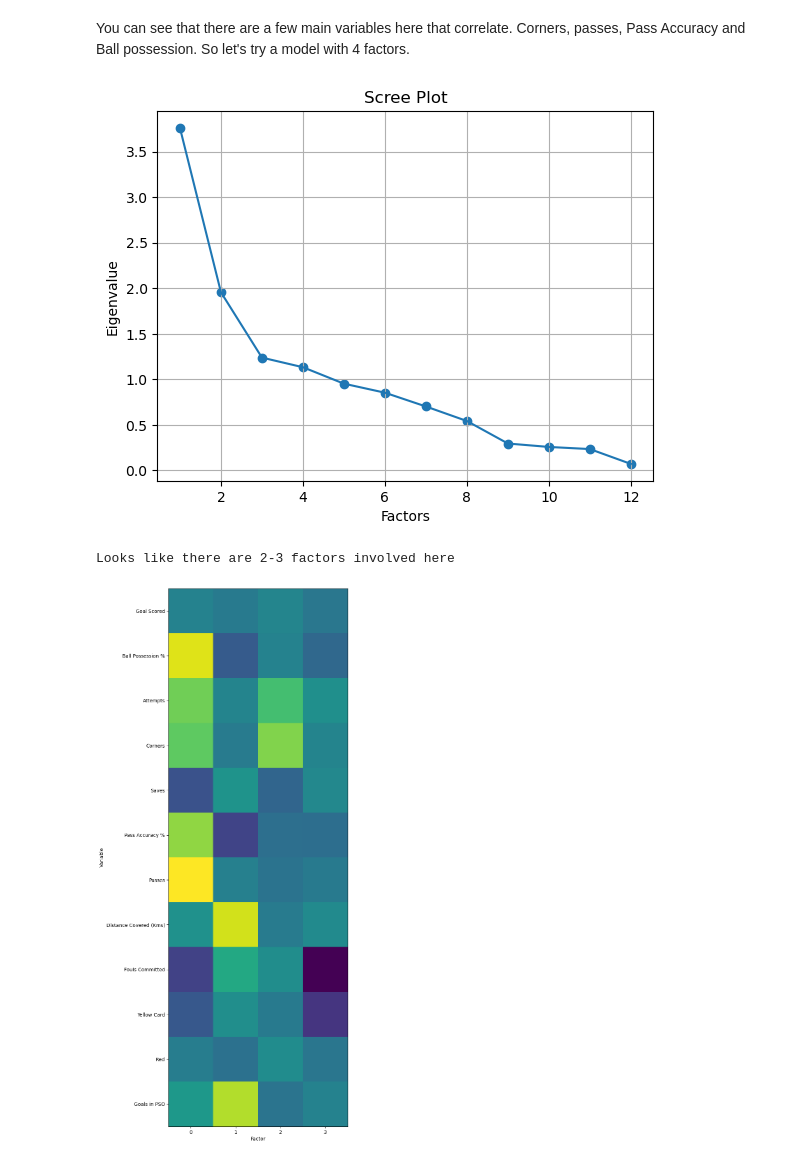
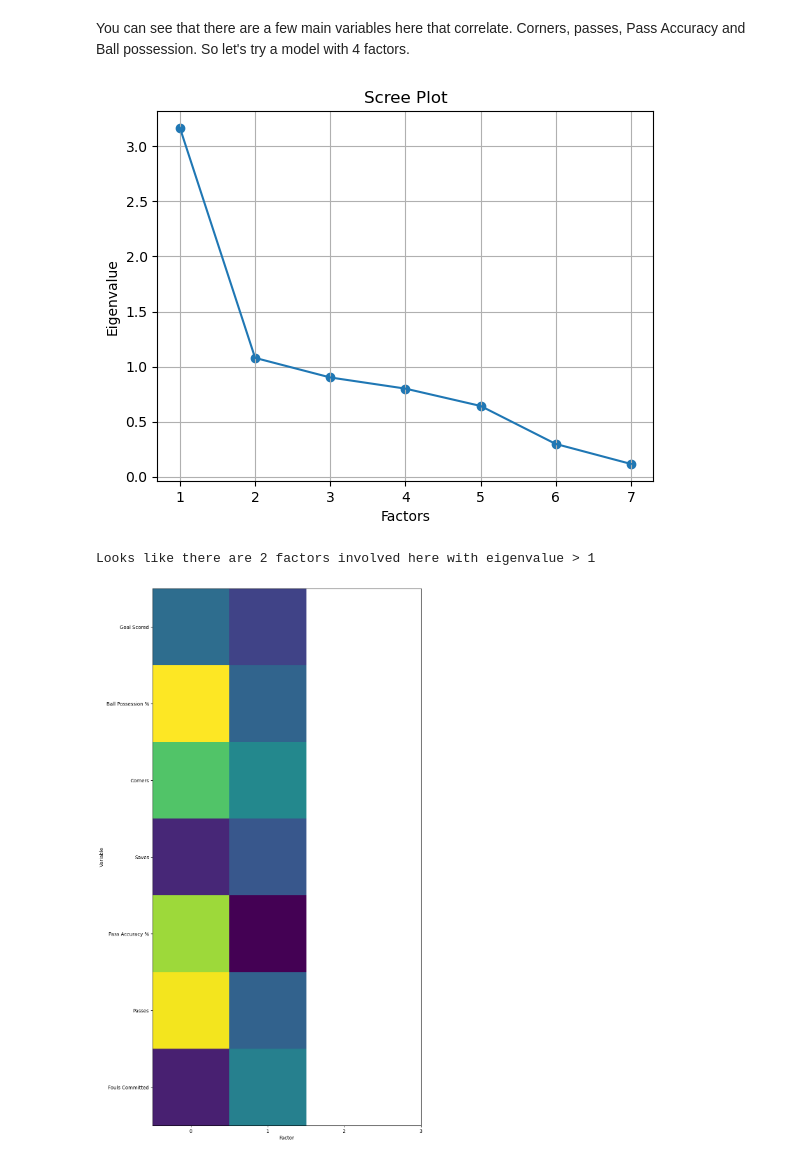
Before and after one commit to lrfreeman/modelSandbox, a Jupyter notebook: Disentanglement/fa.ipynb, the cells around one changed output. Saved outputs shown, nothing was run; the diff lists cells and outputs as text; code cells hidden in the pictures.

```diff
--- a/Disentanglement/fa.ipynb
+++ b/Disentanglement/fa.ipynb
@@ -54,7 +54,7 @@ print("The overall model score is:", kmo_model)
 # print KMO value
 variablesToKeep = []
 for index, variable in enumerate(corrMat.columns):
-    if kmo_all[index] > 0.5:
+    if kmo_all[index] > 0.6:
         print('KMO value for', variable, ': ', kmo_all[index])
         variablesToKeep.append(variable)
 
@@ -118,38 +113,38 @@ plt.ylabel('Eigenvalue')
 plt.grid()
 plt.show()
 
-print ("Looks like there are 2-3 factors involved here")
+print ("Looks like there are 2 factors involved here with eigenvalue > 1")
 # %% [output]
-[figure, old version]
+[figure, new version]
-Looks like there are 2-3 factors involved here
+Looks like there are 2 factors involved here with eigenvalue > 1
 # %%
 # FA Parameters
-numLatents = 4
-fa = FactorAnalysis(n_components=numLatents, max_iter = 10000)
+numLatents = 2
+fa = FactorAnalysis(n_components=numLatents, max_iter = 10000, rotation="varimax")
 fa.fit(dataframe)
 fa.components_
 
 fig, axs = plt.subplots(figsize=(10, 20))
 # vmax = np.abs(fa.components_).max()
 
 axs.imshow(fa.components_.T)
 
 list = dataframe.columns
 axs.set_yticks(np.arange(len(list)))
 axs.set_yticklabels(list)
 axs.set_ylabel('Variable')
 
 axs.set_xticks([0, 1, 2 ,3])
 axs.set_xlabel('Factor')
 
 plt.show()
 
 # fa.fit(dataframe)
 
 # W = fa.components_
 # Z = fa.transform(dataframe)
 # %% [output]
-[figure, old version]
+[figure, new version]
 # %%
 # fig, axs = plt.subplots(figsize=(10, 20))
 # axs.imshow(W.T, interpolation='none')
```
Also changed, not shown: parts of 2 cells of this notebook.
